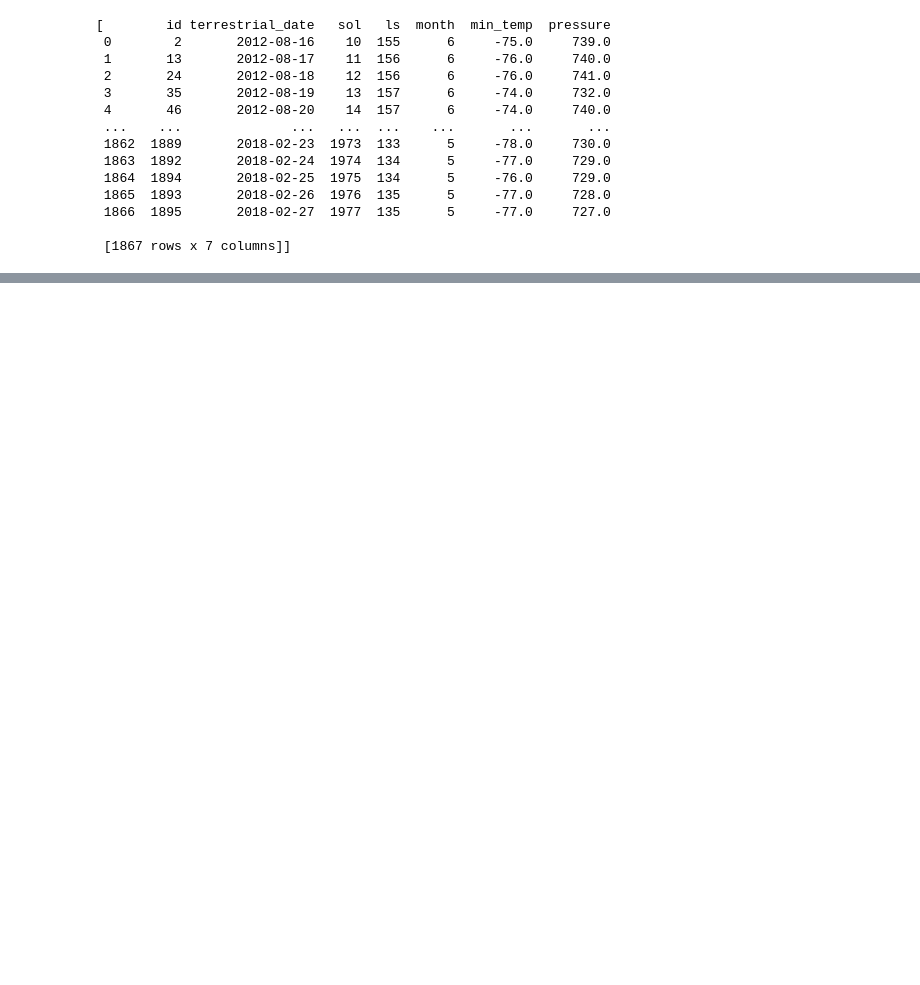
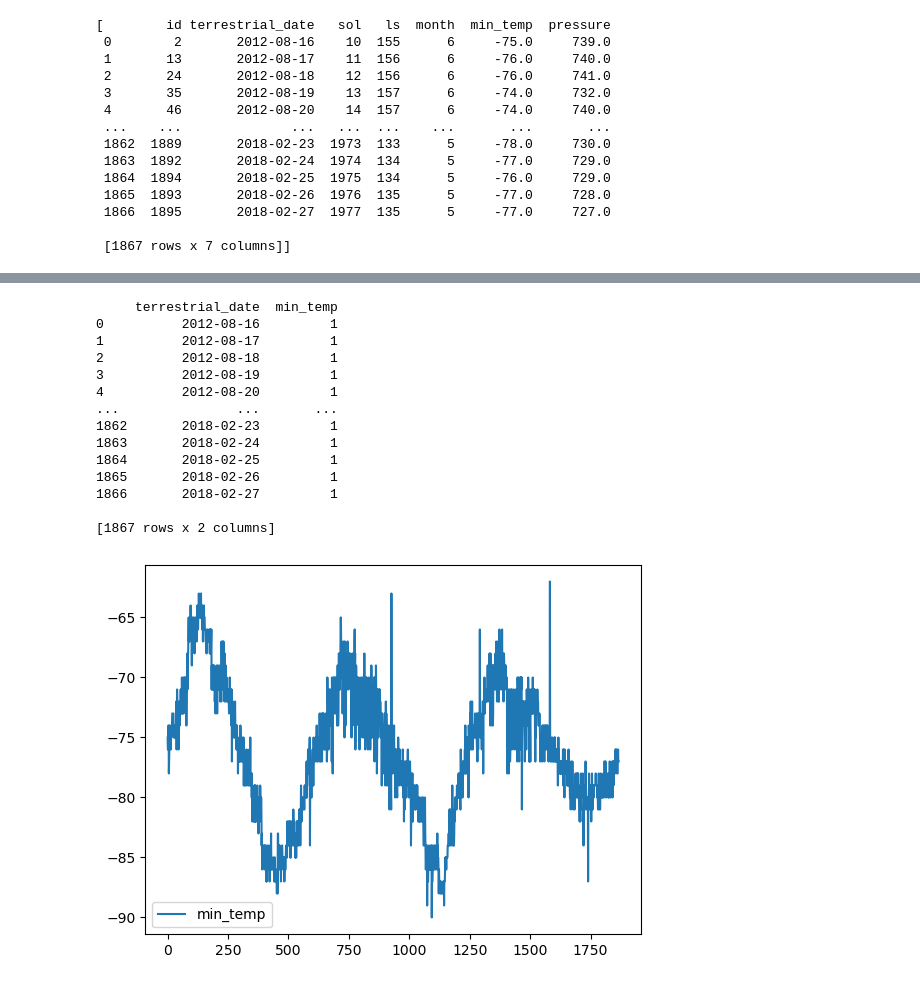
Before and after one commit to pharmeac/Mission-to-Mars, a Jupyter notebook: mars_data_challenge_part_2.ipynb, the cells around one changed output, grey strips where cells are left out. Cells and saved outputs as stored; diff of their text form; code cells hidden in the pictures; blank space fills up the shorter version.

Commit message:
finished challenge

```diff
--- a/mars_data_challenge_part_2.ipynb
+++ b/mars_data_challenge_part_2.ipynb
@@ -7,7 +7,9 @@ import pandas as pd
 import numpy as np
 import matplotlib.pyplot as plt
 # %%
-mars_table = pd.read_html('https://data-class-mars-challenge.s3.amazonaws.com/Mars/index.html')
+url = "https://data-class-mars-challenge.s3.amazonaws.com/Mars/index.html"
+# %%
+mars_table = pd.read_html(url)
 # %%
 mars_table
 # %% [output]
@@ -31,0 +266,20 @@ ValueError: Must pass 2-d input. shape=(1, 1867, 7)
+# %%
+mars_df6 = mars_df.groupby('terrestrial_date', as_index=False) ['min_temp'].count()
+print(mars_df6)
+ax = mars_df.plot.line(y='min_temp')
+# %% [output]
+     terrestrial_date  min_temp
+0          2012-08-16         1
+1          2012-08-17         1
+2          2012-08-18         1
+3          2012-08-19         1
+4          2012-08-20         1
+...               ...       ...
+1862       2018-02-23         1
+1863       2018-02-24         1
+1864       2018-02-25         1
+1865       2018-02-26         1
+1866       2018-02-27         1
+
+[1867 rows x 2 columns]
+[figure, added]
```
Also changed, not shown: parts of 25 cells of this notebook, 1 other file.
